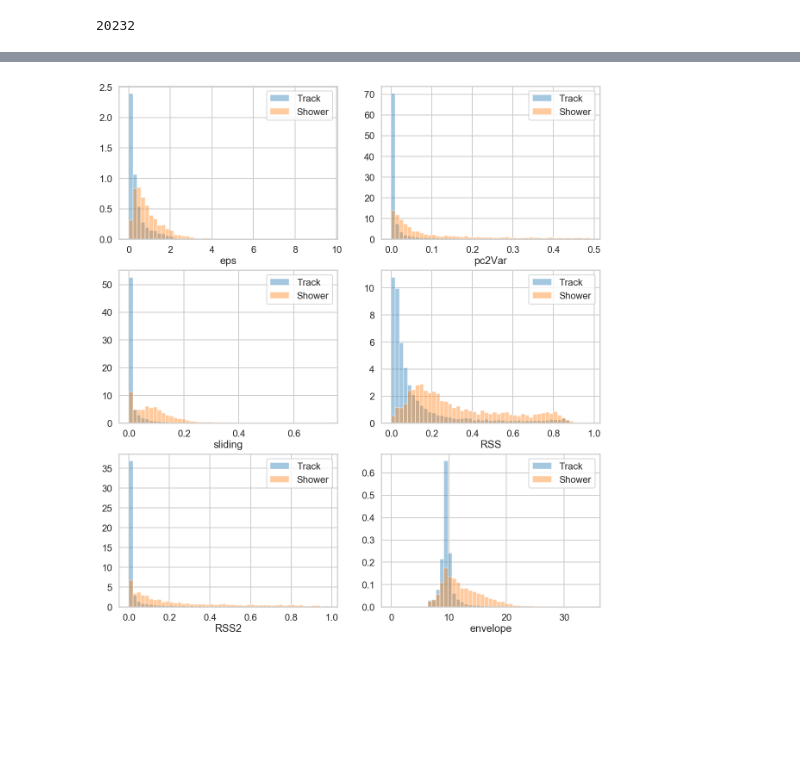
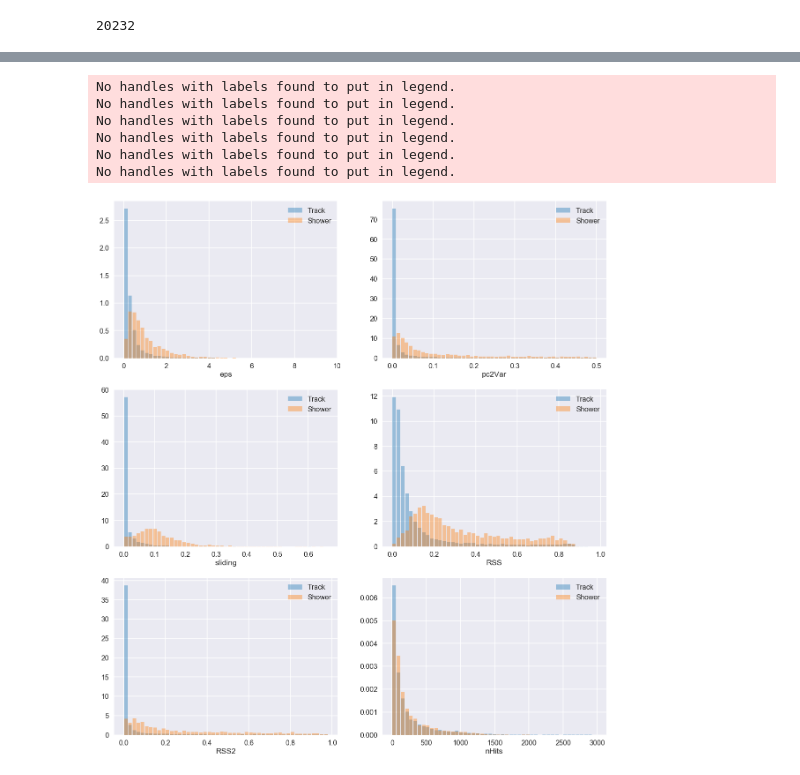
Before and after one commit to daanyaal1/Pandora-Masters-Project, a Jupyter notebook: Code/graphs.ipynb, the cells around one changed output, grey strips where cells are left out. Drawn from its saved outputs; the diff is of its cells as text; code cells hidden in the pictures; blank space fills up the shorter version.

```diff
--- a/Code/graphs.ipynb
+++ b/Code/graphs.ipynb
@@ -20,9 +20,10 @@ len(df)
 20232
 # %%
 
-variables = ['eps','RSS', 'RSS2', 'pc2Var', 'sliding', 'envelope']
+variables = ['eps','RSS', 'RSS2', 'pc2Var', 'sliding', 'nHits']
 # %%
-df_cut = df.loc[(df['completeness']>0) & (df['purity']>0) & (df['nHits']>0)]
+df_cut = df.loc[(df['completeness']>0.5) & (df['purity']>0.5) & (df['nHits']>0) ]
 len(df_cut)
 df.head()
+len(df_cut)
 # %% [output]
@@ -35,26 +31,32 @@ df.head()
 # %%
-sns.set_style('whitegrid')
+sns.set_style('darkgrid')
 sns.set_context("poster")
 length=3
 width=2
 fig, axarr = plt.subplots(length, width, figsize=(20,10))
 plt.gcf().subplots_adjust(bottom=-0.8)
 count=0
 for i in range(len(variables)):
     bins = np.arange(min(df_cut[variables[i]]), max(df_cut[variables[i]]),(max(df_cut[variables[i]]) - min(df_cut[variables[i]]))/50)
-    sns.distplot(df_cut[df_cut.isTrueTrack == 1][variables[i]],bins=bins, label='Track',kde=False, norm_hist=True, ax=axarr[i%length][count%width])
-    sns.distplot(df_cut[df_cut.isTrueTrack == 0][variables[i]], bins= bins, label = 'Shower', kde=False, norm_hist=True, ax=axarr[i%length][count%width])
+    sns.distplot(df_cut[df_cut.isTrueTrack == 1][variables[i]],hist_kws = {"rwidth" :0.85},  bins=bins, label='Track',kde=False, norm_hist=True, ax=axarr[i%length][count%width])
+    sns.distplot(df_cut[df_cut.isTrueTrack == 0][variables[i]],hist_kws = {"rwidth" :0.85}, bins= bins, label = 'Shower', kde=False, norm_hist=True, ax=axarr[i%length][count%width])
     plt.legend()
     axarr[i%length][count%width].legend()
     #axarr[i%length][count%width].set_yscale('log')
     #axarr[i%length][count%width].set_xscale('log')
     count+=1
     plt.close()
     #plt.show()
 
 fig
 # %% [output]
+No handles with labels found to put in legend.
+No handles with labels found to put in legend.
+No handles with labels found to put in legend.
+No handles with labels found to put in legend.
+No handles with labels found to put in legend.
+No handles with labels found to put in legend.
-[figure, old version]
+[figure, new version]
 # %%
 f, ax = plt.subplots(figsize=(10, 8))
 corr = df_cut[variables].corr()
```
Also changed, not shown: parts of 11 cells of this notebook.
